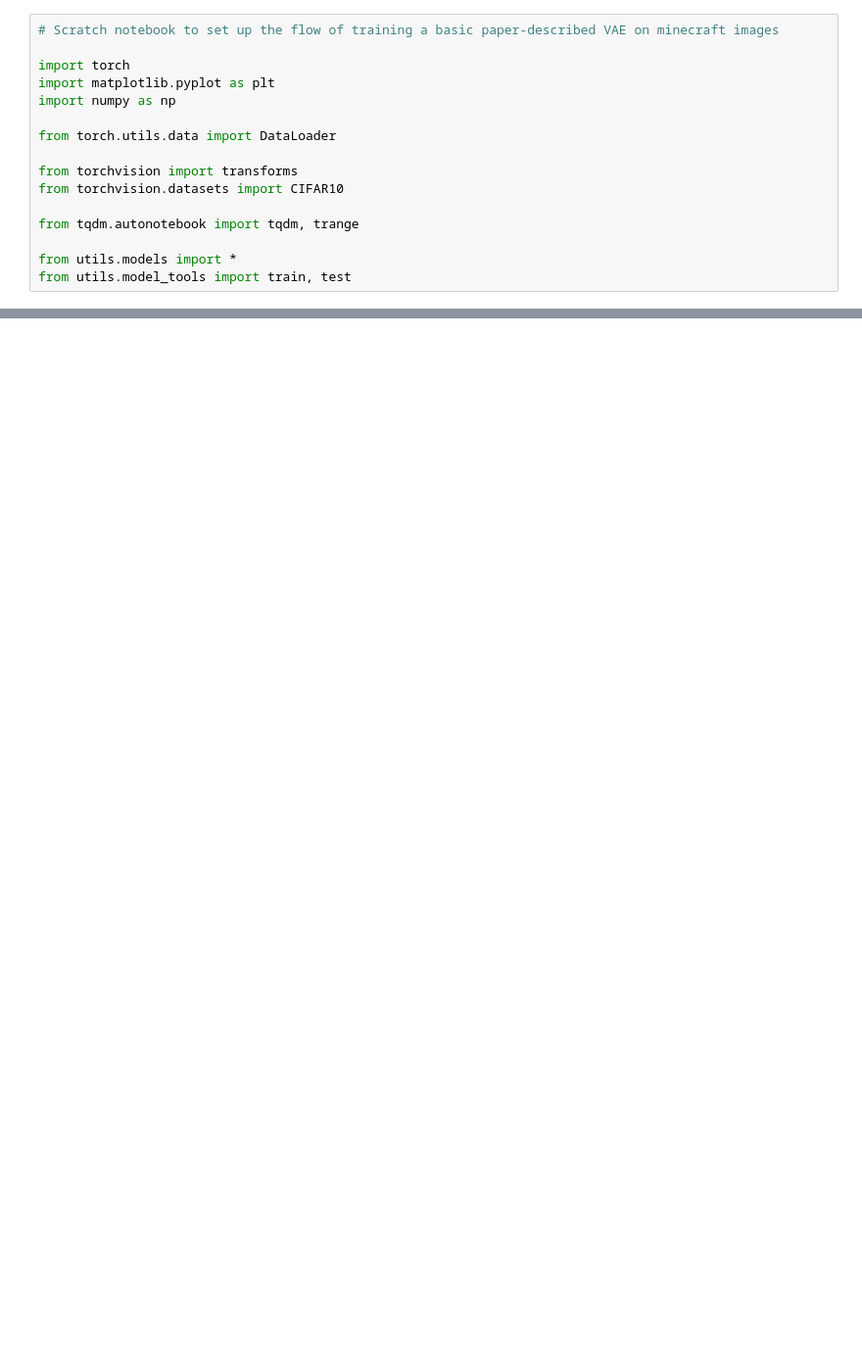
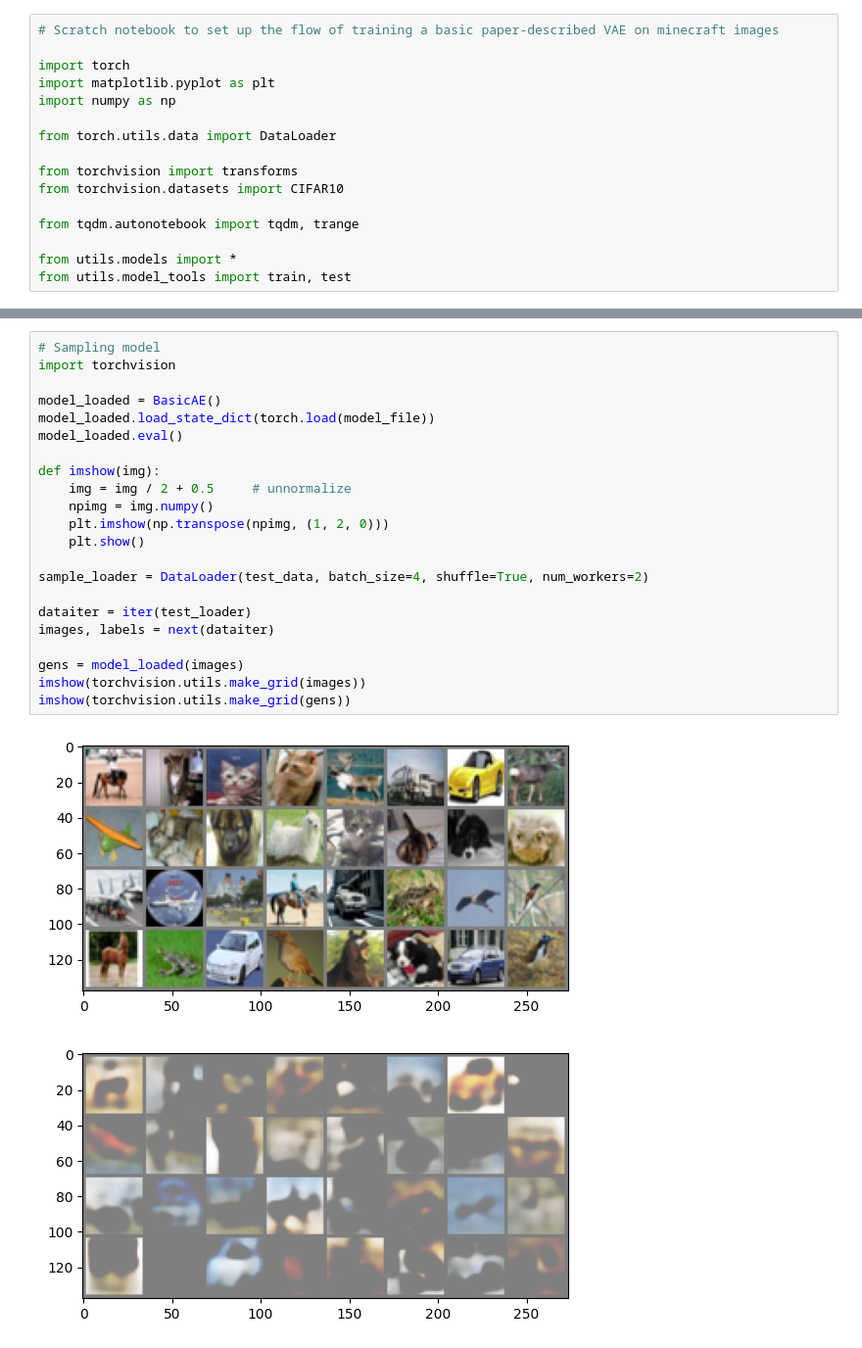
Before and after one commit to mx60s/predictive-coding-thesis, a Jupyter notebook: src/ScratchBasic.ipynb, the cells around one changed output, grey strips where cells are left out. Shown at 98% size. Saved outputs shown, nothing was run; the diff lists cells and outputs as text; blank space fills up the shorter version.

```diff
--- a/src/ScratchBasic.ipynb
+++ b/src/ScratchBasic.ipynb
@@ -78,0 +103,25 @@ print(recalls == recalls_loaded)
+# %%
+# Sampling model
+import torchvision
+
+model_loaded = BasicAE()
+model_loaded.load_state_dict(torch.load(model_file))
+model_loaded.eval()
+
+def imshow(img):
+    img = img / 2 + 0.5     # unnormalize
+    npimg = img.numpy()
+    plt.imshow(np.transpose(npimg, (1, 2, 0)))
+    plt.show()
+
+sample_loader = DataLoader(test_data, batch_size=4, shuffle=True, num_workers=2)
+
+dataiter = iter(test_loader)
+images, labels = next(dataiter)
+
+gens = model_loaded(images)
+imshow(torchvision.utils.make_grid(images))
+imshow(torchvision.utils.make_grid(gens))
+# %% [output]
+[figure, added]
+[figure, added]
```
Also changed, not shown: parts of 4 cells of this notebook, 8 other files.
